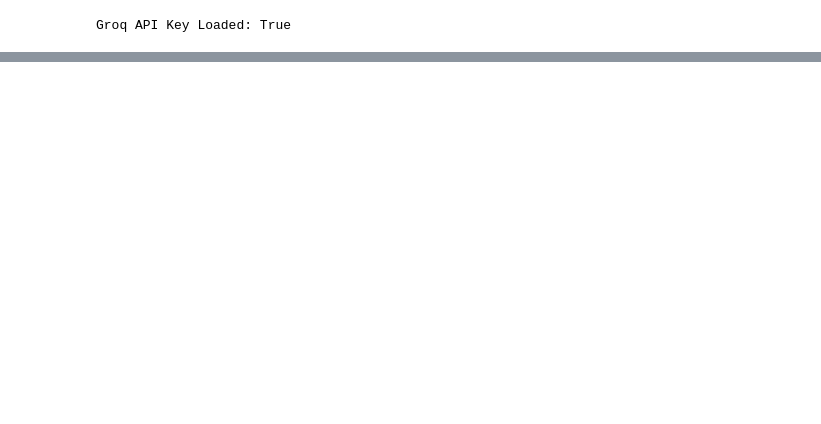
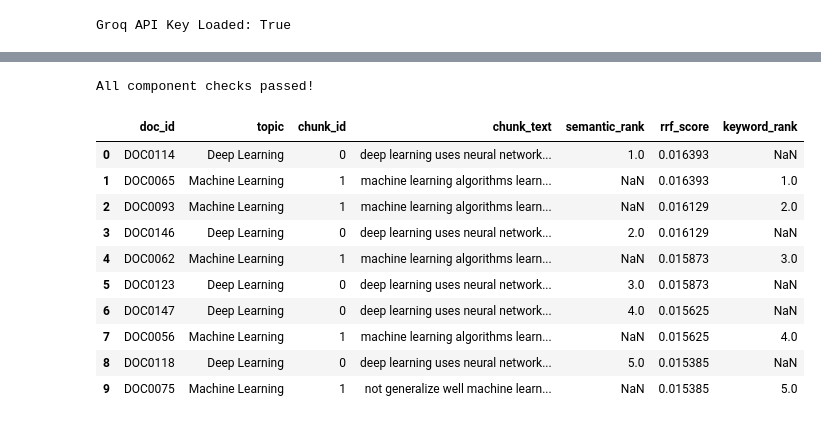
Before and after one commit to shaikyusufvali/LLM--Deeplearning, a Jupyter notebook: notebooks/01_LLM_Basics.ipynb, the cells around one changed output, grey strips where cells are left out. Drawn from its saved outputs; the diff is of its cells as text; code cells hidden in the pictures; blank space fills up the shorter version.

```diff
--- a/notebooks/01_LLM_Basics.ipynb
+++ b/notebooks/01_LLM_Basics.ipynb
@@ -2031,0 +3311,30 @@ The system searches a database of historical documents and pulls out a few key p
+# %%
+# Basic component verification
+
+assert collection.count() > 0
+assert len(chunks_df) > 0
+assert client is not None
+assert embedding_model is not None
+assert cross_encoder is not None
+
+print("All component checks passed!")
+# %% [output]
+All component checks passed!
+# %%
+query = "What is the difference between machine learning and deep learning?"
+
+retrieval_test = hybrid_search(query, top_k=10)
+
+display(retrieval_test)
+# %% [output]
+|  | doc_id | topic | chunk_id | chunk_text | semantic_rank | rrf_score | keyword_rank |
+| 0 | DOC0114 | Deep Learning | 0 | deep learning uses neural network... | 1.0 | 0.016393 | NaN |
+| 1 | DOC0065 | Machine Learning | 1 | machine learning algorithms learn... | NaN | 0.016393 | 1.0 |
+| 2 | DOC0093 | Machine Learning | 1 | machine learning algorithms learn... | NaN | 0.016129 | 2.0 |
+| 3 | DOC0146 | Deep Learning | 0 | deep learning uses neural network... | 2.0 | 0.016129 | NaN |
+| 4 | DOC0062 | Machine Learning | 1 | machine learning algorithms learn... | NaN | 0.015873 | 3.0 |
+| 5 | DOC0123 | Deep Learning | 0 | deep learning uses neural network... | 3.0 | 0.015873 | NaN |
+| 6 | DOC0147 | Deep Learning | 0 | deep learning uses neural network... | 4.0 | 0.015625 | NaN |
+| 7 | DOC0056 | Machine Learning | 1 | machine learning algorithms learn... | NaN | 0.015625 | 4.0 |
+| 8 | DOC0118 | Deep Learning | 0 | deep learning uses neural network... | 5.0 | 0.015385 | NaN |
+| 9 | DOC0075 | Machine Learning | 1 | not generalize well machine learn... | NaN | 0.015385 | 5.0 |
```
Also changed, not shown: parts of 66 cells of this notebook, 3 other files.
